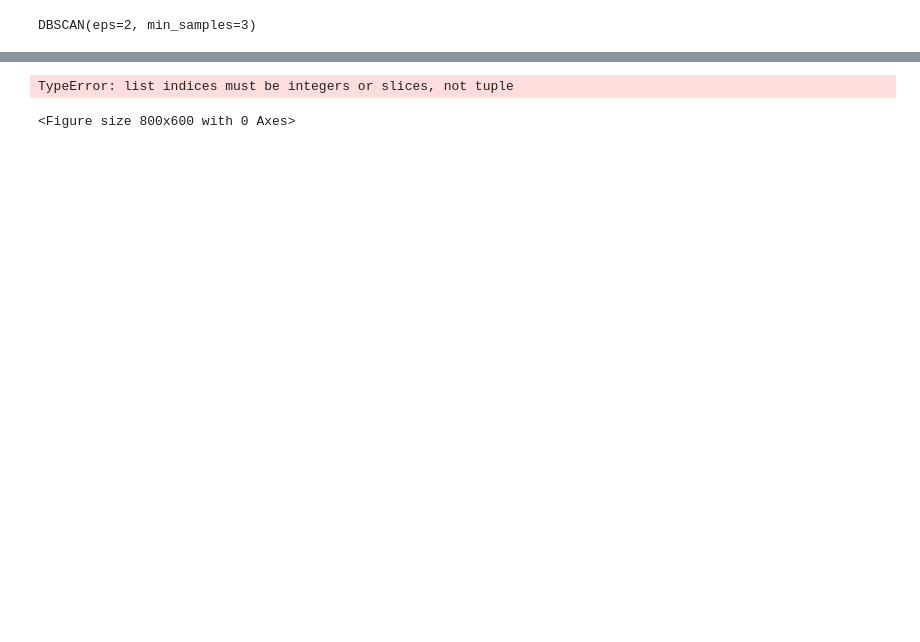
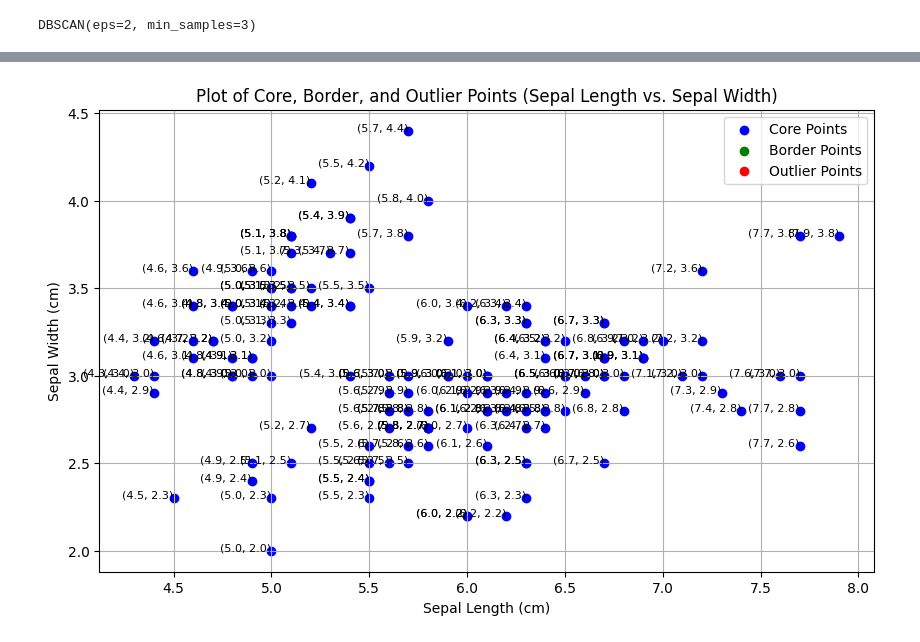
Before and after one commit to bharathS-web/ML-algo, a Jupyter notebook: 10_dbscan.ipynb, the cells around one changed output, grey strips where cells are left out. Saved outputs shown, nothing was run; the diff lists cells and outputs as text; code cells hidden in the pictures; blank space fills up the shorter version.

```diff
--- a/10_dbscan.ipynb
+++ b/10_dbscan.ipynb
@@ -181,0 +143,6 @@ pd.DataFrame( [ data,core_points ,outlier_points ,border_points] )
+# %%
+labels = dbscan.labels_
+data_df = pd.DataFrame(data, columns=['sepal length (cm)', 'sepal width (cm)', 'petal length (cm)', 'petal width (cm)'])
+data_df['cluster'] = labels
+
+data_df
@@ -182,3 +163,8 @@ pd.DataFrame( [ data,core_points ,outlier_points ,border_points] )
+# %%
+core_indices = dbscan.core_sample_indices_
+core_points = data[core_indices]
+outlier_points = data[labels == -1]
+border_points = data[(labels != -1) & (labels != dbscan.labels_[core_indices])]
 # %%
 print(core_points)
 print(border_points)
@@ -213,23 +194,38 @@ core_points,border_points,outlier_points
-# %%
-import matplotlib.pyplot as plt
-
-# Step 5: Plot the clusters
-plt.figure(figsize=(8, 6))
-
-# Plot the core points
-plt.scatter(data[core_samples_mask, 0], data[core_samples_mask, 1], c=labels[core_samples_mask], cmap='viridis', marker='o', label='Core Points')
-
-# Plot the border points
-plt.scatter(data[border_samples_mask, 0], data[border_samples_mask, 1], c=labels[border_samples_mask], cmap='viridis', marker='^', label='Border Points')
-
-# Plot the outliers
-plt.scatter(data[outlier_samples_mask, 0], data[outlier_samples_mask, 1], c='red', marker='x', label='Outliers')
-
-plt.title('DBSCAN Clustering of Iris Dataset')
-plt.xlabel('Feature 1 (Sepal length)')
-plt.ylabel('Feature 2 (Sepal width)')
-plt.legend()
-plt.show()
-# %% [output]
-TypeError: list indices must be integers or slices, not tuple
-<Figure size 800x600 with 0 Axes>
+# %%
+import matplotlib.pyplot as plt
+
+
+x_core = [point[0] for point in core_points]
+y_core = [point[1] for point in core_points]
+
+x_border = [point[0] for point in border_points]
+y_border = [point[1] for point in border_points]
+
+x_outlier = [point[0] for point in outlier_points]
+y_outlier = [point[1] for point in outlier_points]
+
+plt.figure(figsize=(10, 6))
+plt.scatter(x_core, y_core, color='blue', label='Core Points')
+plt.scatter(x_border, y_border, color='green', label='Border Points')
+plt.scatter(x_outlier, y_outlier, color='red', label='Outlier Points')
+
+for (x_val, y_val) in zip(x_core, y_core):
+    plt.text(x_val, y_val, f"({round(x_val, 2)}, {round(y_val, 2)})", fontsize=8, ha='right')
+
+for (x_val, y_val) in zip(x_border, y_border):
+    plt.text(x_val, y_val, f"({round(x_val, 2)}, {round(y_val, 2)})", fontsize=8, ha='right')
+
+for (x_val, y_val) in zip(x_outlier, y_outlier):
+    plt.text(x_val, y_val, f"({round(x_val, 2)}, {round(y_val, 2)})", fontsize=8, ha='right')
+
+plt.xlabel('Sepal Length (cm)')
+plt.ylabel('Sepal Width (cm)')
+plt.title('Plot of Core, Border, and Outlier Points (Sepal Length vs. Sepal Width)')
+
+plt.grid(True)
+plt.legend()
+
+# Show the plot
+plt.show()
+# %% [output]
+[figure, added]
```
Also changed, not shown: parts of 11 cells of this notebook.
